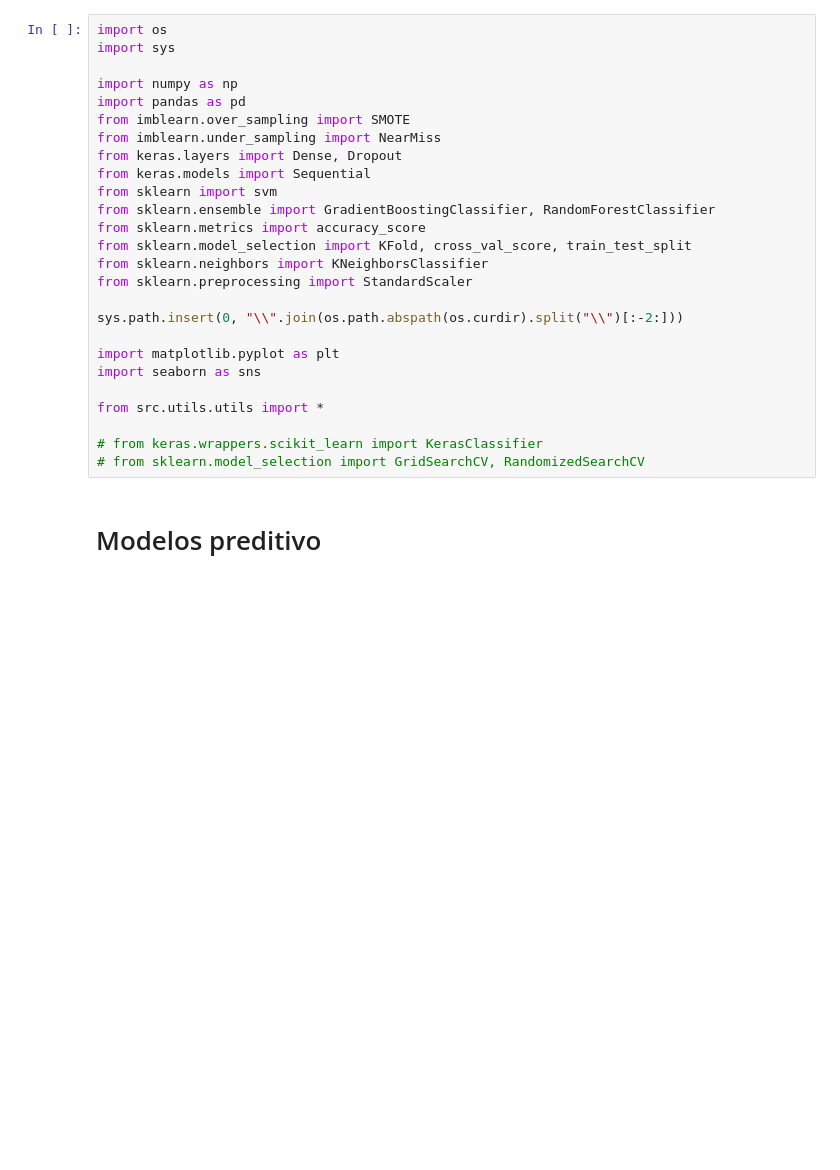
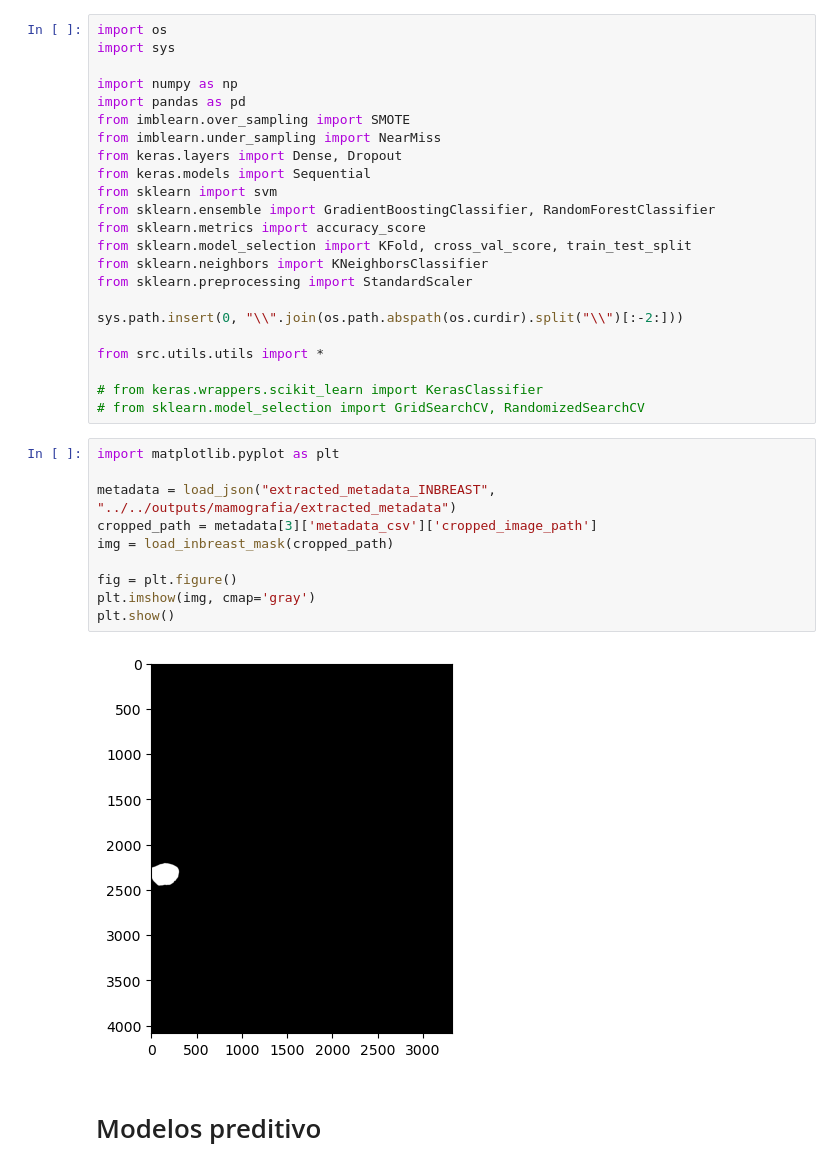
Before and after one commit to matheusssilva991/Radiomica, a Jupyter notebook: src/mamografia/model.ipynb, the cells around one changed output. Cells and saved outputs as stored; diff of their text form; blank space fills up the shorter version.

```diff
--- a/src/mamografia/model.ipynb
+++ b/src/mamografia/model.ipynb
@@ -17,13 +17,22 @@ from sklearn.preprocessing import StandardScaler
 
 sys.path.insert(0, "\\".join(os.path.abspath(os.curdir).split("\\")[:-2:]))
 
-import matplotlib.pyplot as plt
-import seaborn as sns
-
 from src.utils.utils import *
 
 # from keras.wrappers.scikit_learn import KerasClassifier
 # from sklearn.model_selection import GridSearchCV, RandomizedSearchCV
+# %%
+import matplotlib.pyplot as plt
+
+metadata = load_json("extracted_metadata_INBREAST", "../../outputs/mamografia/extracted_metadata")
+cropped_path = metadata[3]['metadata_csv']['cropped_image_path']
+img = load_inbreast_mask(cropped_path)
+
+fig = plt.figure()
+plt.imshow(img, cmap='gray')
+plt.show()
+# %% [output]
+[figure, added]
 # %% [markdown]
 # Modelos preditivo
 # %% [markdown]
```
Also changed, not shown: parts of 15 cells of this notebook, 11 other files.
